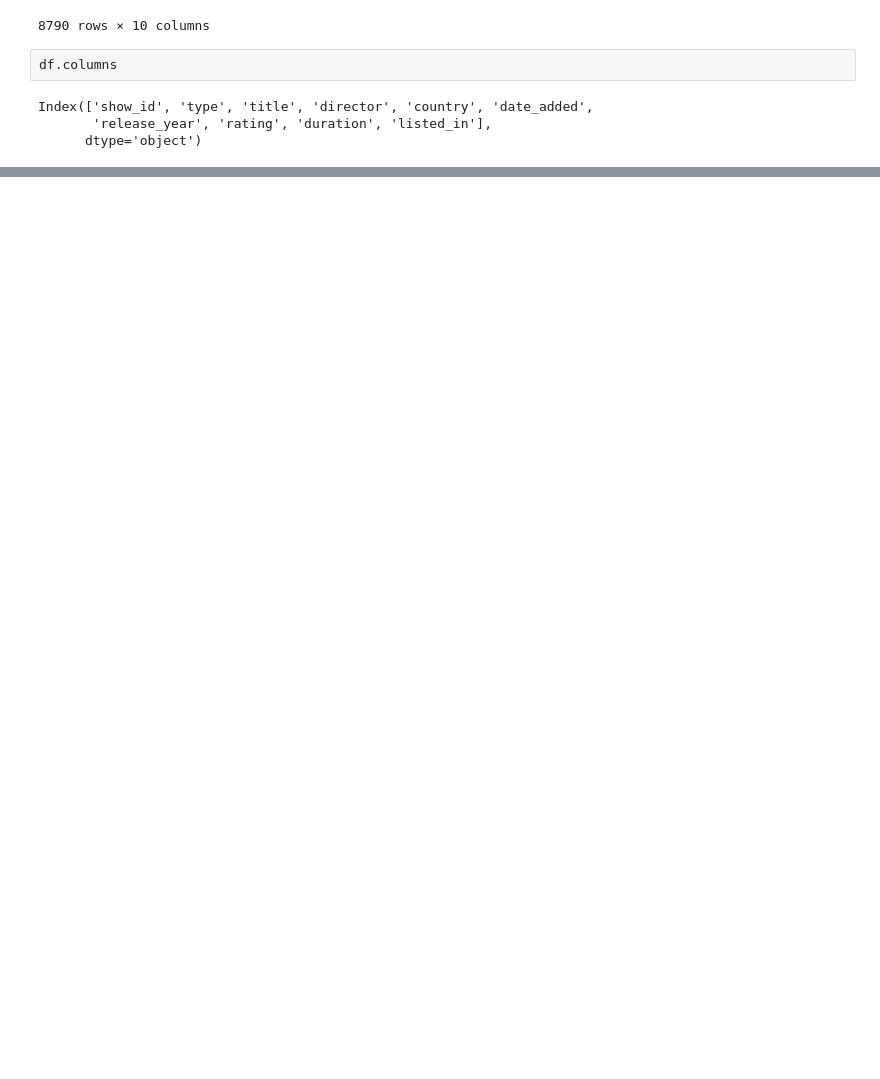
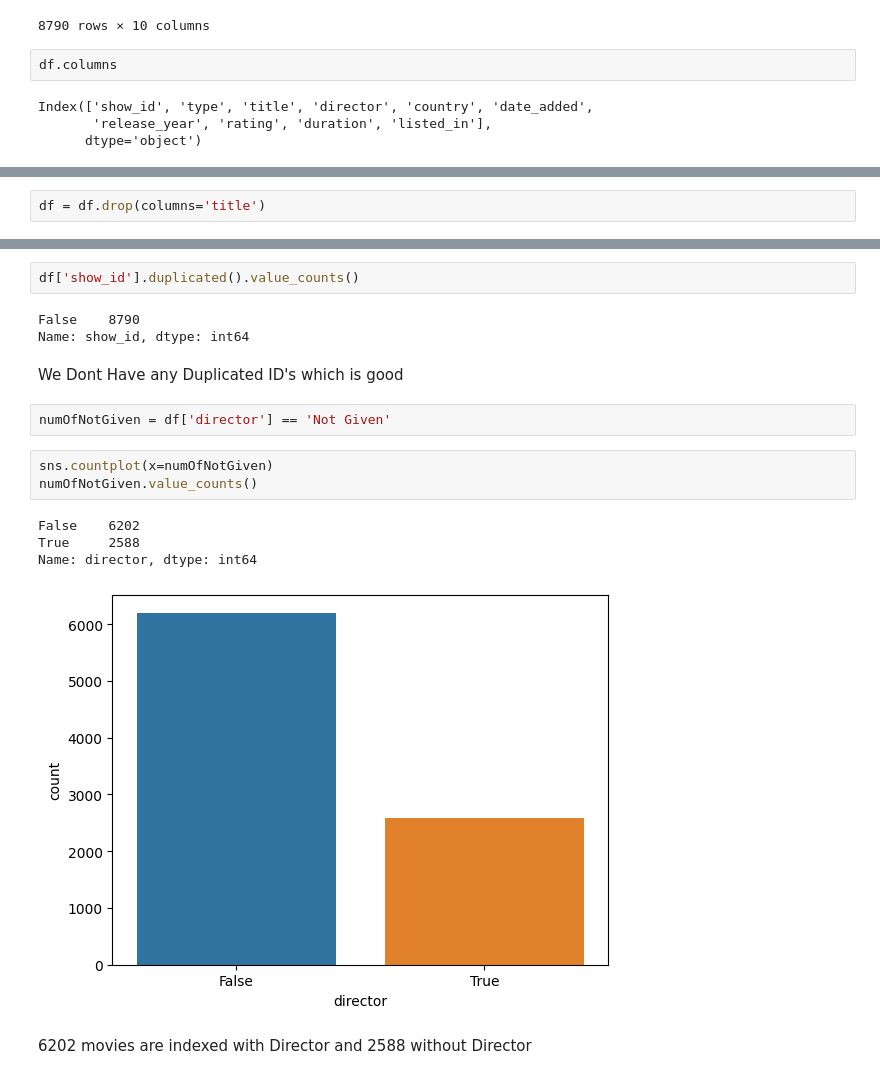
Before and after one commit to hamada-SOS/Data_cleaning, a Jupyter notebook: cleaning_case.ipynb, the cells around one changed output, grey strips where cells are left out. Cells and saved outputs as stored; diff of their text form; blank space fills up the shorter version.

```diff
--- a/cleaning_case.ipynb
+++ b/cleaning_case.ipynb
@@ -28,0 +108,2 @@ Index(['show_id', 'type', 'title', 'director', 'country', 'date_added',
+# %%
+df = df.drop(columns='title')
@@ -28,0 +126,19 @@ Index(['show_id', 'type', 'title', 'director', 'country', 'date_added',
+# %%
+df['show_id'].duplicated().value_counts()
+# %% [output]
+False    8790
+Name: show_id, dtype: int64
+# %% [markdown]
+We Dont Have any Duplicated ID's which is good
+# %%
+numOfNotGiven = df['director'] == 'Not Given'
+# %%
+sns.countplot(x=numOfNotGiven)
+numOfNotGiven.value_counts()
+# %% [output]
+False    6202
+True     2588
+Name: director, dtype: int64
+[figure, added]
+# %% [markdown]
+6202 movies are indexed with Director and 2588 without Director
```
Also changed, not shown: parts of 11 cells of this notebook.
